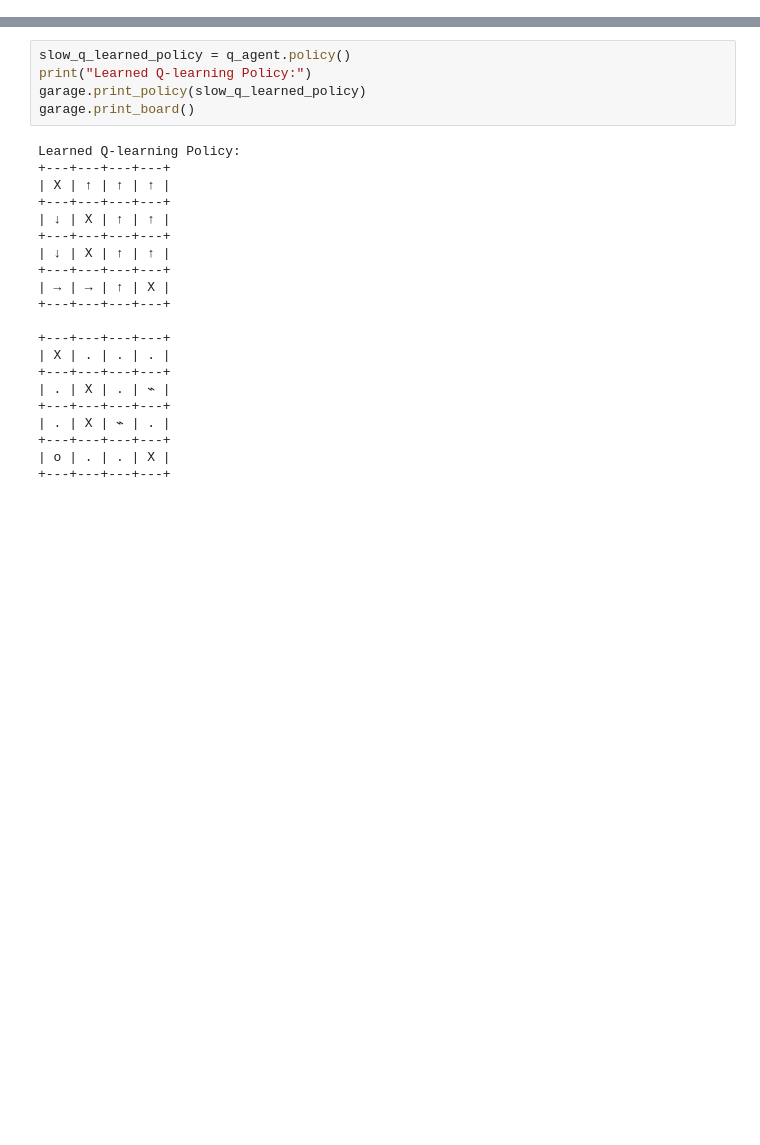
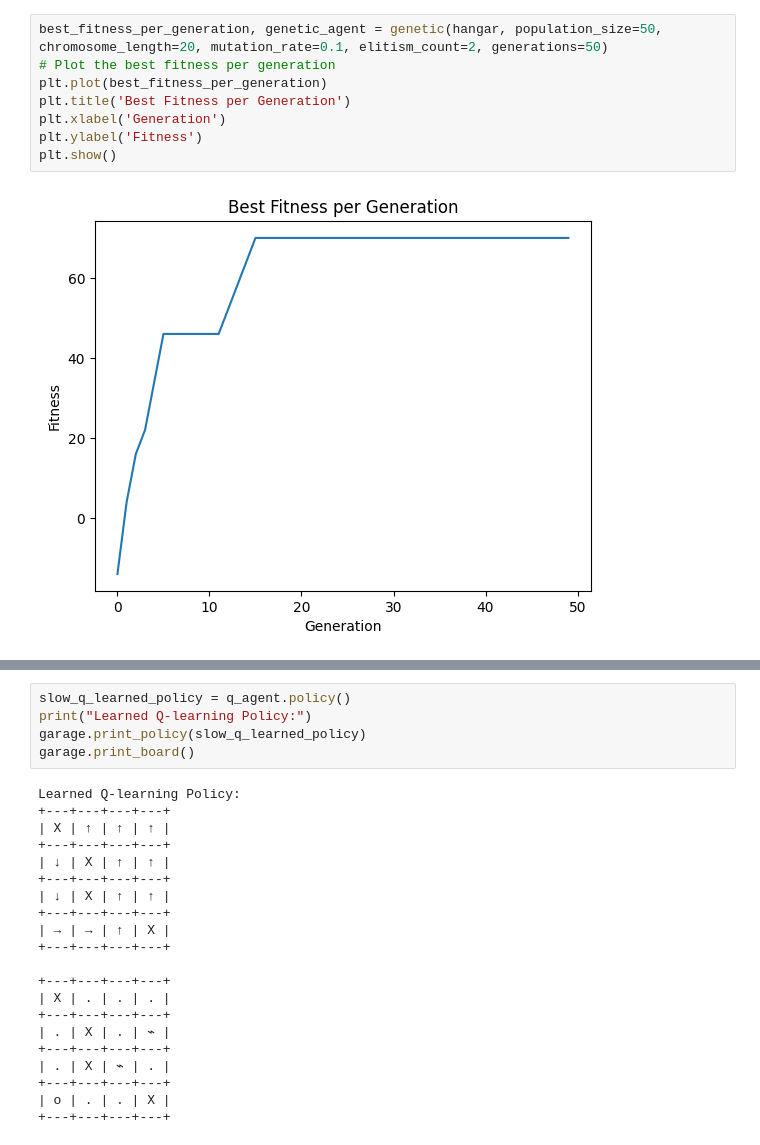
Before and after one commit to NotTheStallion/RL_models, a Jupyter notebook: advanced_demo.ipynb, the cells around one changed output, grey strips where cells are left out. Saved outputs shown, nothing was run; the diff lists cells and outputs as text; blank space fills up the shorter version.

```diff
--- a/advanced_demo.ipynb
+++ b/advanced_demo.ipynb
@@ -138,0 +210,10 @@ Learned Q-learning Policy:
+# %%
+best_fitness_per_generation, genetic_agent = genetic(hangar, population_size=50, chromosome_length=20, mutation_rate=0.1, elitism_count=2, generations=50)
+# Plot the best fitness per generation
+plt.plot(best_fitness_per_generation)
+plt.title('Best Fitness per Generation')
+plt.xlabel('Generation')
+plt.ylabel('Fitness')
+plt.show()
+# %% [output]
+[figure, added]
```
Also changed, not shown: parts of 21 cells of this notebook, 2 other files.
